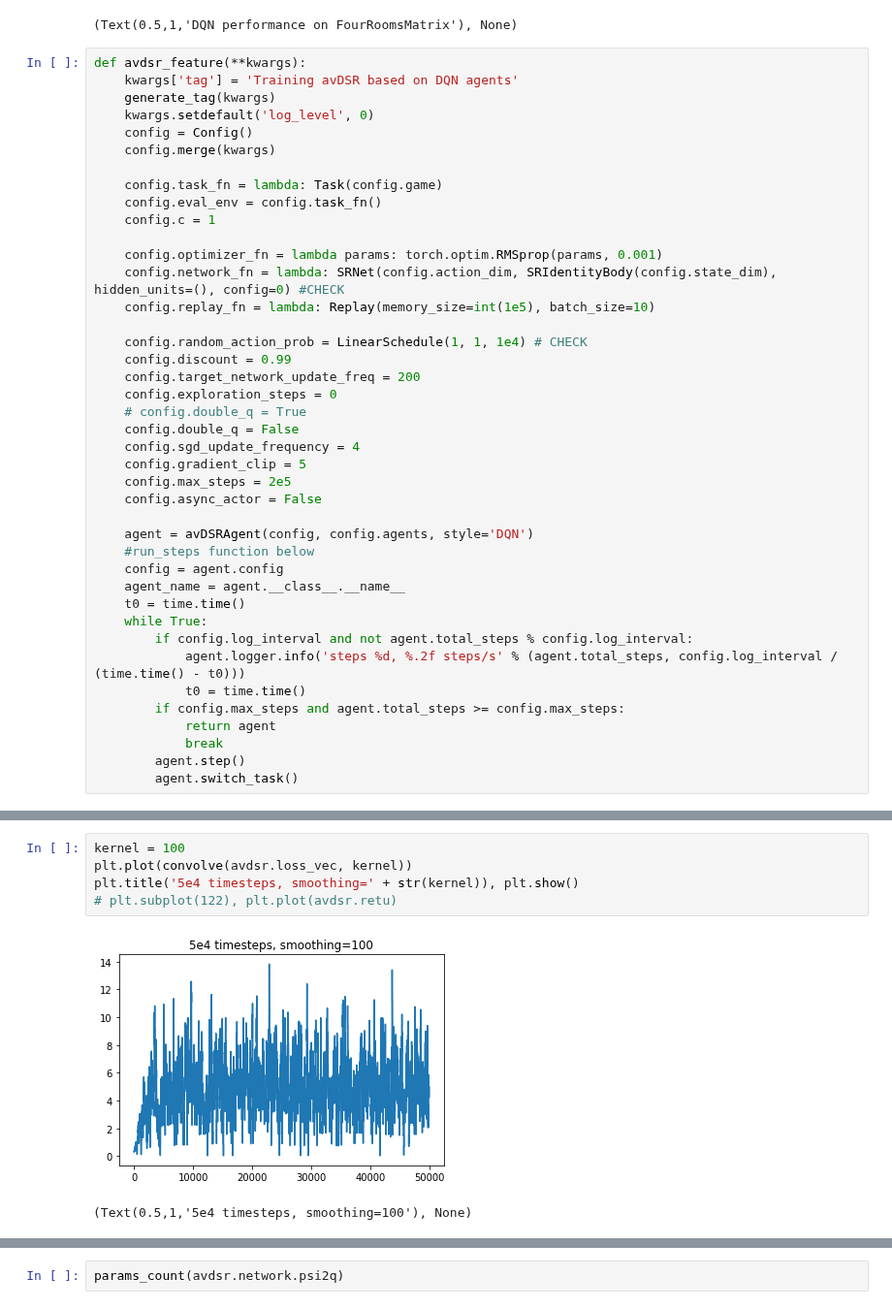
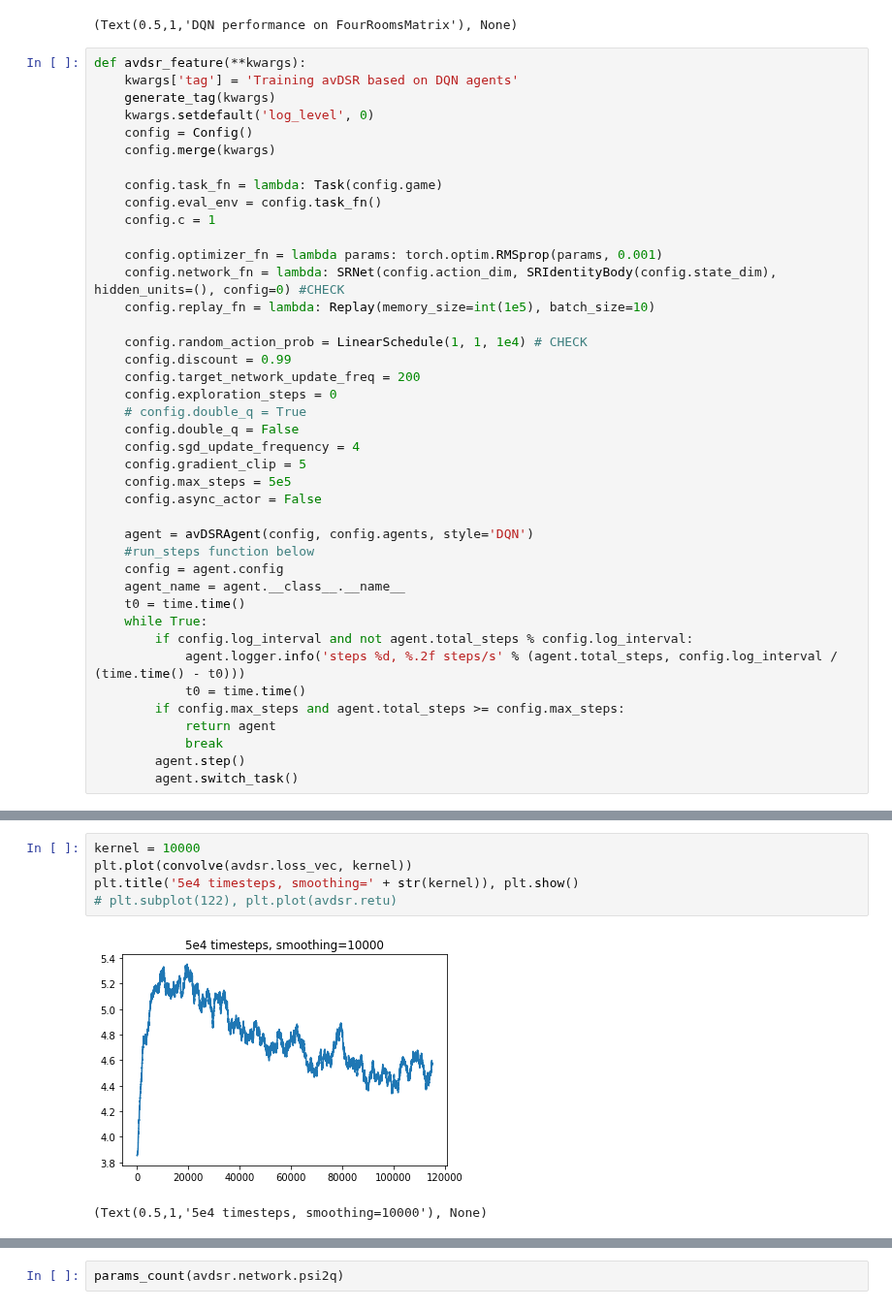
Before and after one commit to psurya1994/successor-feature-representations, a Jupyter notebook: 2-dqn-fourrooms_matrix.ipynb, the cells around one changed output, grey strips where cells are left out. Shown at 97% size. Saved outputs shown, nothing was run; the diff lists cells and outputs as text.

```diff
--- a/2-dqn-fourrooms_matrix.ipynb
+++ b/2-dqn-fourrooms_matrix.ipynb
@@ -120,7 +120,7 @@ def avdsr_feature(**kwargs):
     config.double_q = False
     config.sgd_update_frequency = 4
     config.gradient_clip = 5
-    config.max_steps = 2e5
+    config.max_steps = 5e5
     config.async_actor = False
 
     agent = avDSRAgent(config, config.agents, style='DQN')
@@ -160,11 +160,11 @@ avdsr = avdsr_feature(game='FourRoomsMatrix', agents=[agent], choice=0)
 # %%
-kernel = 100
+kernel = 10000
 plt.plot(convolve(avdsr.loss_vec, kernel))
 plt.title('5e4 timesteps, smoothing=' + str(kernel)), plt.show()
 # plt.subplot(122), plt.plot(avdsr.retu)
 # %% [output]
-[figure, old version]
+[figure, new version]
-(Text(0.5,1,'5e4 timesteps, smoothing=100'), None)
+(Text(0.5,1,'5e4 timesteps, smoothing=10000'), None)
 # %%
 from deep_rl.component.fourrooms import FourRoomsMatrix
 env = FourRoomsMatrix()
```
Also changed, not shown: parts of 4 cells of this notebook.
